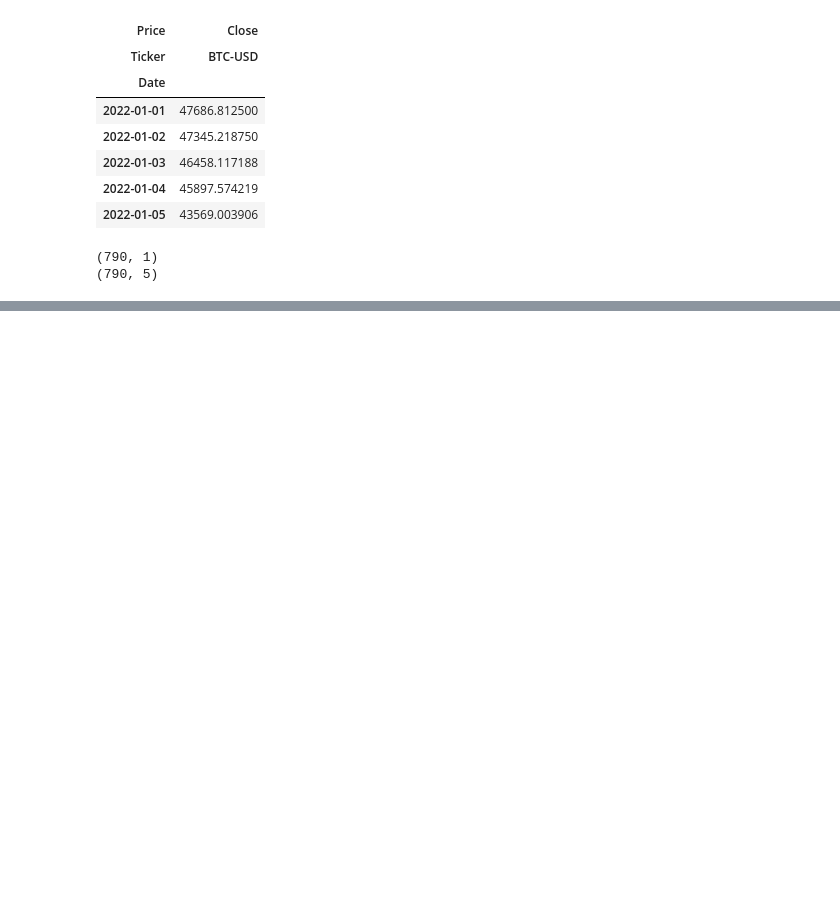
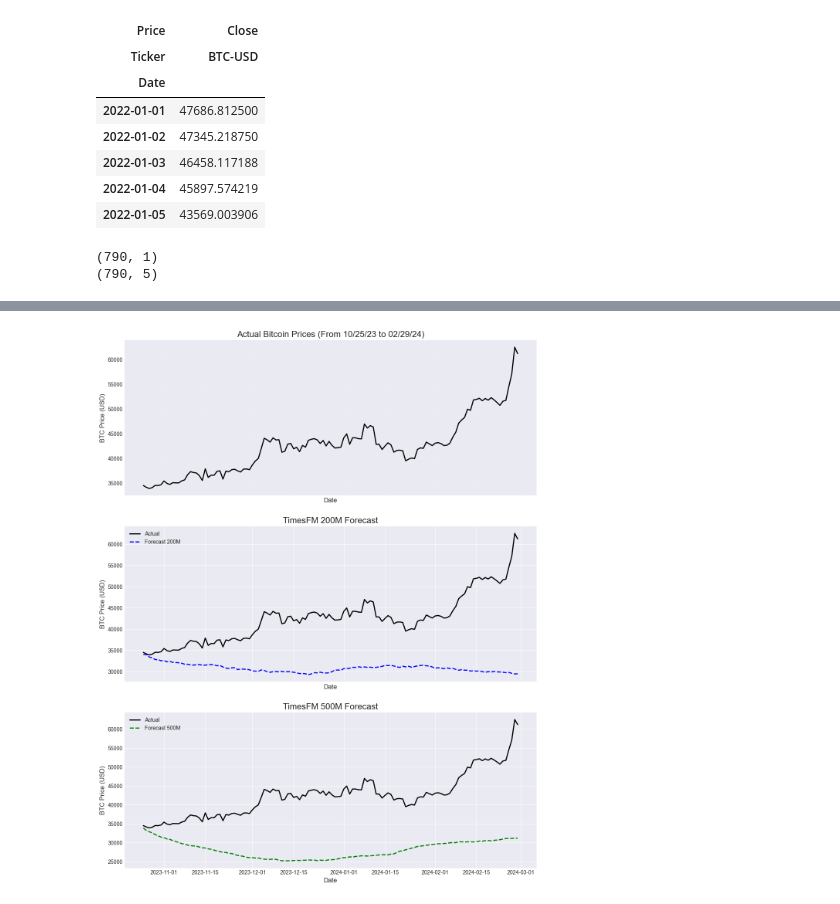
Before and after one commit to anaresh2005/timesfm-crypto, a Jupyter notebook: timesfm_crpyto.ipynb, the cells around one changed output, grey strips where cells are left out. Cells and saved outputs as stored; diff of their text form; code cells hidden in the pictures; blank space fills up the shorter version.

Commit message:
Created subplots for the timesfm200m and timesfm500m models

```diff
--- a/timesfm_crpyto.ipynb
+++ b/timesfm_crpyto.ipynb
@@ -135,0 +92,2 @@ AttributeError: 'Tensor' object has no attribute 'columns'
+# %%
+btc_prepared = btc_prepared.rename(columns={'Date': 'ds'})
@@ -135,0 +101,3 @@ AttributeError: 'Tensor' object has no attribute 'columns'
+# %%
+btc_prepared.columns = ['ds', 'values', 'unique_id']
+btc_prepared.head()
@@ -135,0 +111,4 @@ AttributeError: 'Tensor' object has no attribute 'columns'
+# %%
+btc_train = btc_prepared.head(662)
+btc_train.shape
+btc_train.head()
@@ -135,0 +183,8 @@ AttributeError: 'Tensor' object has no attribute 'columns'
+# %%
+# Preparing the data to be plotted
+btc_forecast_200m = forecast_df_200m_128_512[['unique_id', 'ds', 'timesfm-q-0.5']]
+btc_forecast_500m = forecast_df_500m_128_512[['unique_id', 'ds', 'timesfm-q-0.5']]
+# btc_forecast_200m.head()
+# btc_forecast_500m.head()
+btc_test = btc_prepared.tail(128)
+btc_test
@@ -135,0 +205,38 @@ AttributeError: 'Tensor' object has no attribute 'columns'
+# %%
+# Plotting the data
+# Setup the plot environment
+plt.style.use('seaborn-v0_8-darkgrid')
+fig, axs = plt.subplots(3, 1, figsize=(12, 15), sharex=True)
+
+# Plot Actual Prices
+ax = axs[0]
+ax.plot(btc_test['ds'], btc_test['values'], color='black', linewidth=2)
+ax.set_title("Actual Bitcoin Prices (From 10/25/23 to 02/29/24)", fontsize=16)
+ax.set_xlabel("Date", fontsize=12)
+ax.set_ylabel("BTC Price (USD)", fontsize=12)
+ax.grid(True, linestyle='--', alpha=0.3)
+
+# Plot TimesFM 200M Forecast
+ax = plt.subplot(312)
+ax.plot(btc_test['ds'], btc_test['values'], label='Actual', color='black', linewidth=2)
+ax.plot(btc_forecast_200m['ds'], btc_forecast_200m['timesfm-q-0.5'], linestyle='--', linewidth=2, color='blue', label='Forecast 200M')
+ax.set_title("TimesFM 200M Forecast", fontsize=16)
+ax.set_xlabel("Date", fontsize=12)
+ax.set_ylabel("BTC Price (USD)", fontsize=12)
+ax.legend(['Actual', 'Forecast 200M'])
+ax.grid(True)
+
+# Plot TimesFM 500M Forecast
+ax = plt.subplot(313)
+ax.plot(btc_test['ds'], btc_test['values'], color='black', linewidth=2)
+ax.plot(btc_forecast_500m['ds'], btc_forecast_500m['timesfm-q-0.5'], linestyle='--', linewidth=2, color='green', label='Forecast 500M')
+ax.set_title("TimesFM 500M Forecast", fontsize=16)
+ax.set_xlabel("Date", fontsize=12)
+ax.set_ylabel("BTC Price (USD)", fontsize=12)
+ax.legend(['Actual', 'Forecast 500M'])
+ax.grid(True)
+
+plt.tight_layout(pad=2.5)
+plt.show()
+# %% [output]
+[figure, added]
```
Also changed, not shown: parts of 15 cells of this notebook, 1 other file.
